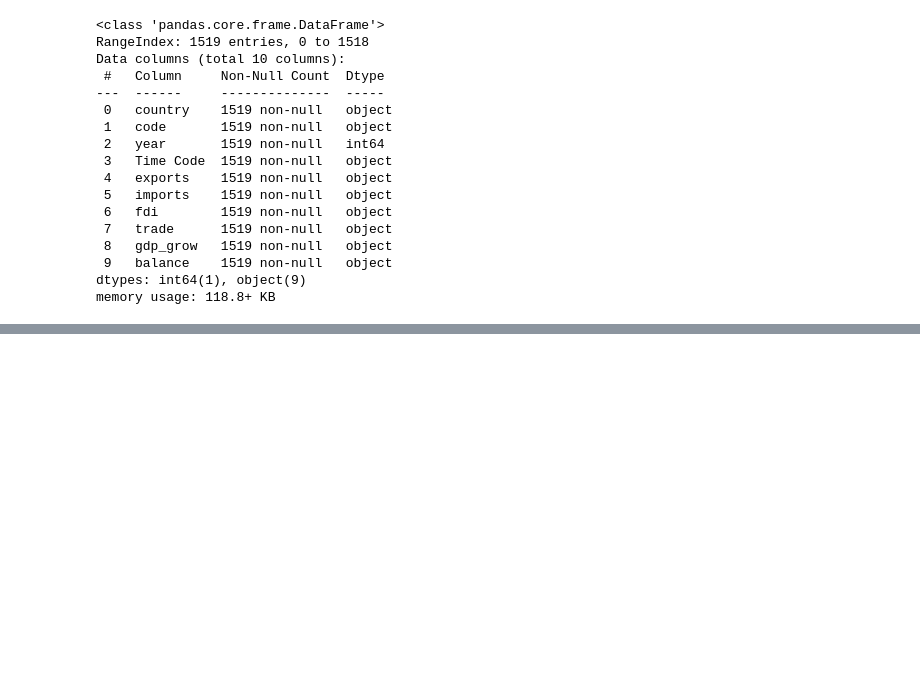
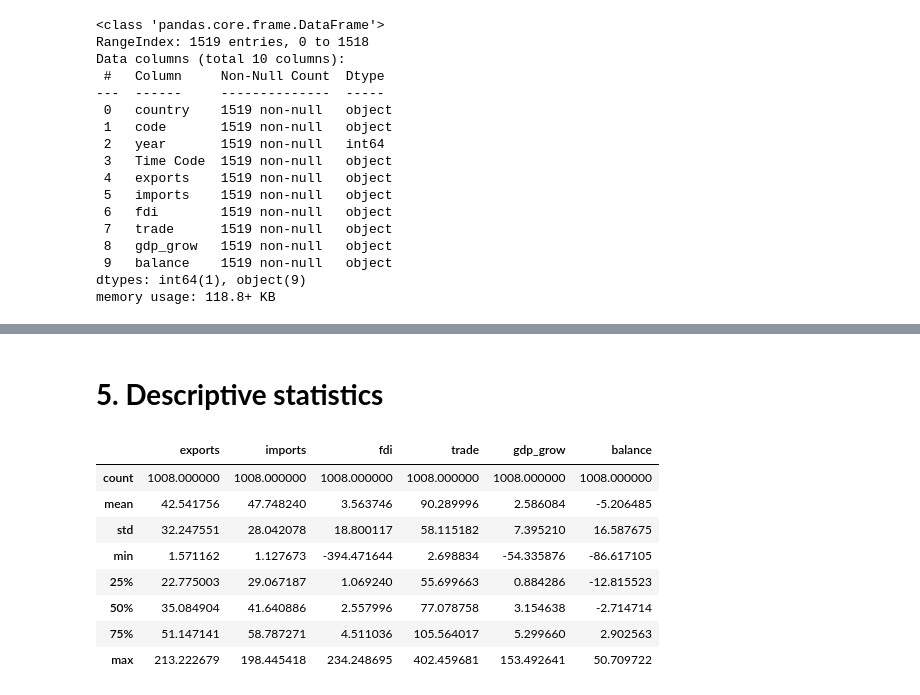
Before and after one commit to DJohanTwT/DataV24, a Jupyter notebook: C2_Clase_5_Dataframe.ipynb, the cells around one changed output, grey strips where cells are left out. Cells and saved outputs as stored; diff of their text form; code cells hidden in the pictures; blank space fills up the shorter version.

```diff
--- a/C2_Clase_5_Dataframe.ipynb
+++ b/C2_Clase_5_Dataframe.ipynb
@@ -110,0 +250,15 @@ memory usage: 118.8+ KB
+# %% [markdown]
+# **5. Descriptive statistics**
+# %%
+# Basic
+d2.describe() #solo saca la estadistica descriptiva de las variables que son número
+# %% [output]
+|  | exports | imports | fdi | trade | gdp_grow | balance |
+| count | 1008.000000 | 1008.000000 | 1008.000000 | 1008.000000 | 1008.000000 | 1008.000000 |
+| mean | 42.541756 | 47.748240 | 3.563746 | 90.289996 | 2.586084 | -5.206485 |
+| std | 32.247551 | 28.042078 | 18.800117 | 58.115182 | 7.395210 | 16.587675 |
+| min | 1.571162 | 1.127673 | -394.471644 | 2.698834 | -54.335876 | -86.617105 |
+| 25% | 22.775003 | 29.067187 | 1.069240 | 55.699663 | 0.884286 | -12.815523 |
+| 50% | 35.084904 | 41.640886 | 2.557996 | 77.078758 | 3.154638 | -2.714714 |
+| 75% | 51.147141 | 58.787271 | 4.511036 | 105.564017 | 5.299660 | 2.902563 |
+| max | 213.222679 | 198.445418 | 234.248695 | 402.459681 | 153.492641 | 50.709722 |
```
Also changed, not shown: parts of 15 cells of this notebook.
